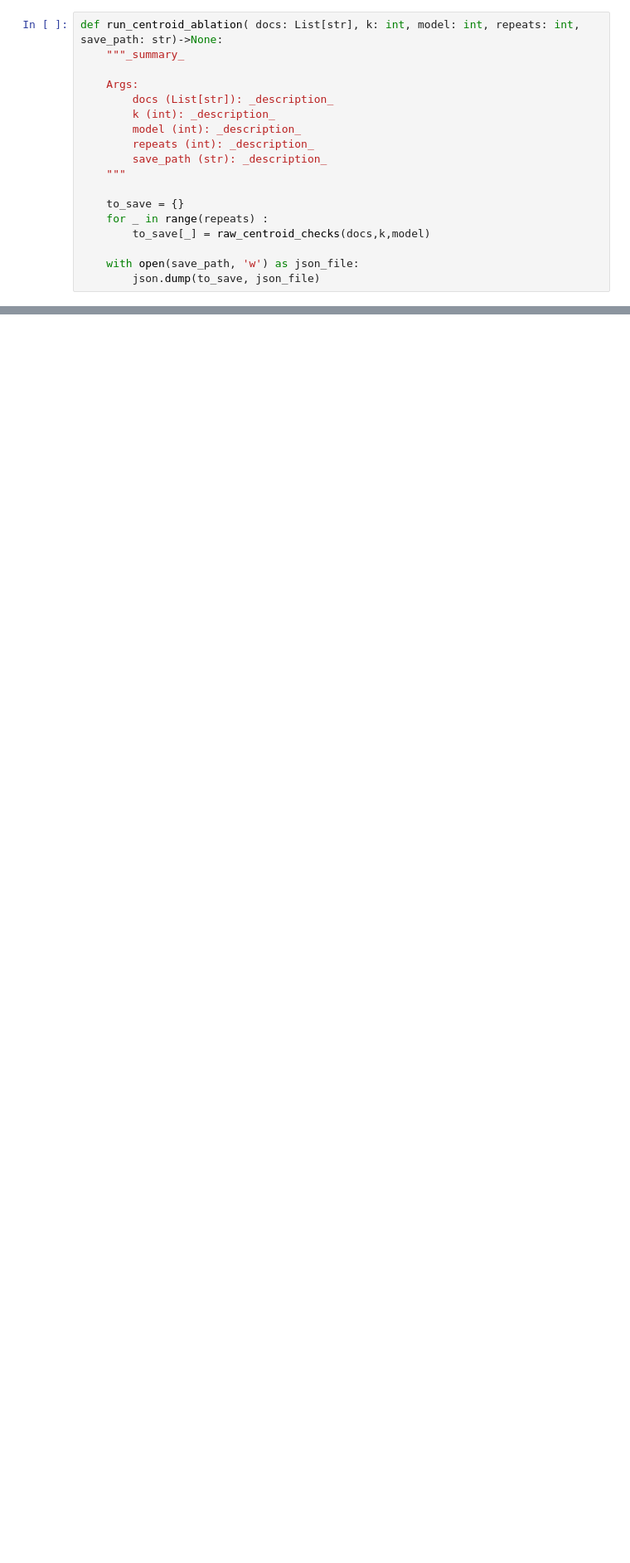
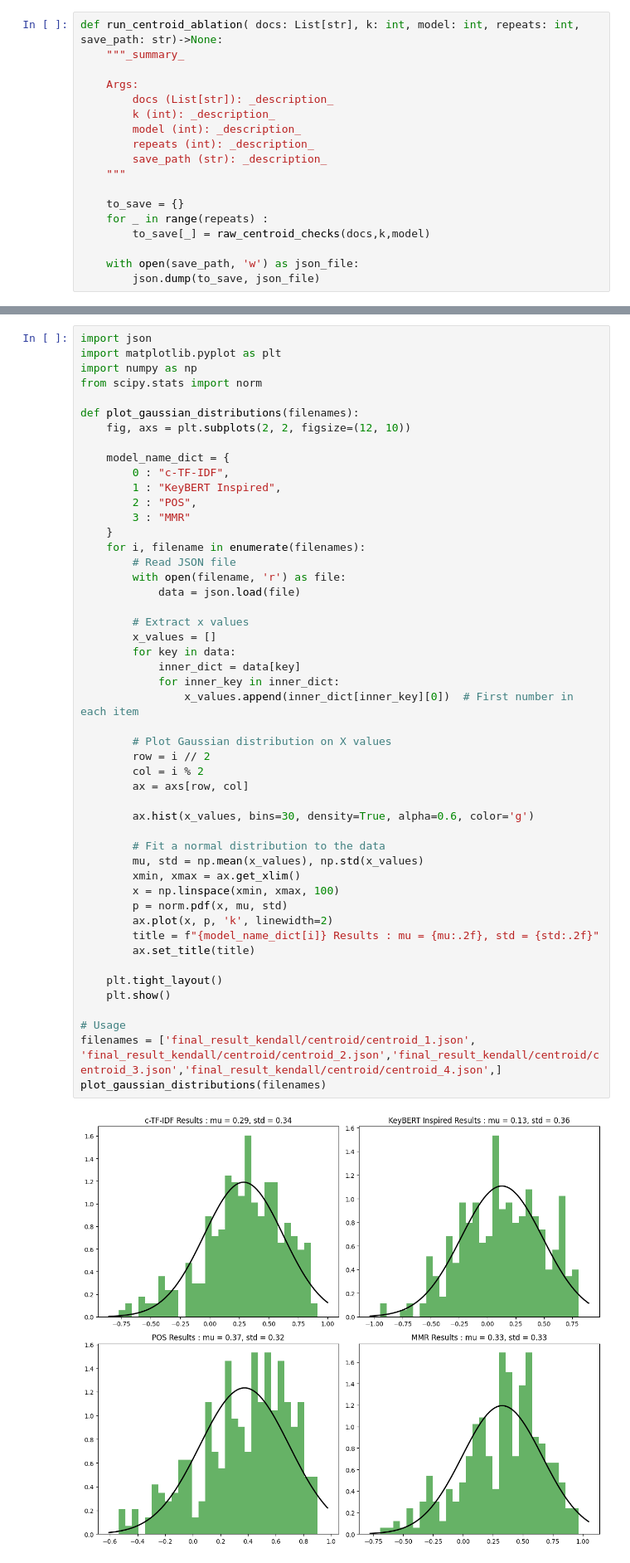
Before and after one commit to AbhilashPal/Faithful-Topic-Modeling, a Jupyter notebook: centroid_movement.ipynb, the cells around one changed output, grey strips where cells are left out. Shown: that part at 83% size. Drawn from its saved outputs; the diff is of its cells as text; blank space fills up the shorter version.

Commit message:
Penultimate Addition, adding centroid results

```diff
--- a/centroid_movement.ipynb
+++ b/centroid_movement.ipynb
@@ -235,0 +354,51 @@ Standard deviation of Y values: 0.2897470976645502
+# %%
+import json
+import matplotlib.pyplot as plt
+import numpy as np
+from scipy.stats import norm
+
+def plot_gaussian_distributions(filenames):
+    fig, axs = plt.subplots(2, 2, figsize=(12, 10))
+
+    model_name_dict = {
+        0 : "c-TF-IDF",
+        1 : "KeyBERT Inspired",
+        2 : "POS",
+        3 : "MMR"
+    }
+    for i, filename in enumerate(filenames):
+        # Read JSON file
+        with open(filename, 'r') as file:
+            data = json.load(file)
+
+        # Extract x values
+        x_values = []
+        for key in data:
+            inner_dict = data[key]
+            for inner_key in inner_dict:
+                x_values.append(inner_dict[inner_key][0])  # First number in each item
+
+        # Plot Gaussian distribution on X values
+        row = i // 2
+        col = i % 2
+        ax = axs[row, col]
+
+        ax.hist(x_values, bins=30, density=True, alpha=0.6, color='g')
+
+        # Fit a normal distribution to the data
+        mu, std = np.mean(x_values), np.std(x_values)
+        xmin, xmax = ax.get_xlim()
+        x = np.linspace(xmin, xmax, 100)
+        p = norm.pdf(x, mu, std)
+        ax.plot(x, p, 'k', linewidth=2)
+        title = f"{model_name_dict[i]} Results : mu = {mu:.2f}, std = {std:.2f}"
+        ax.set_title(title)
+
+    plt.tight_layout()
+    plt.show()
+
+# Usage
+filenames = ['final_result_kendall/centroid/centroid_1.json', 'final_result_kendall/centroid/centroid_2.json','final_result_kendall/centroid/centroid_3.json','final_result_kendall/centroid/centroid_4.json',]
+plot_gaussian_distributions(filenames)
+# %% [output]
+[figure, added]
```
Also changed, not shown: parts of 12 cells of this notebook, 21 other files.
